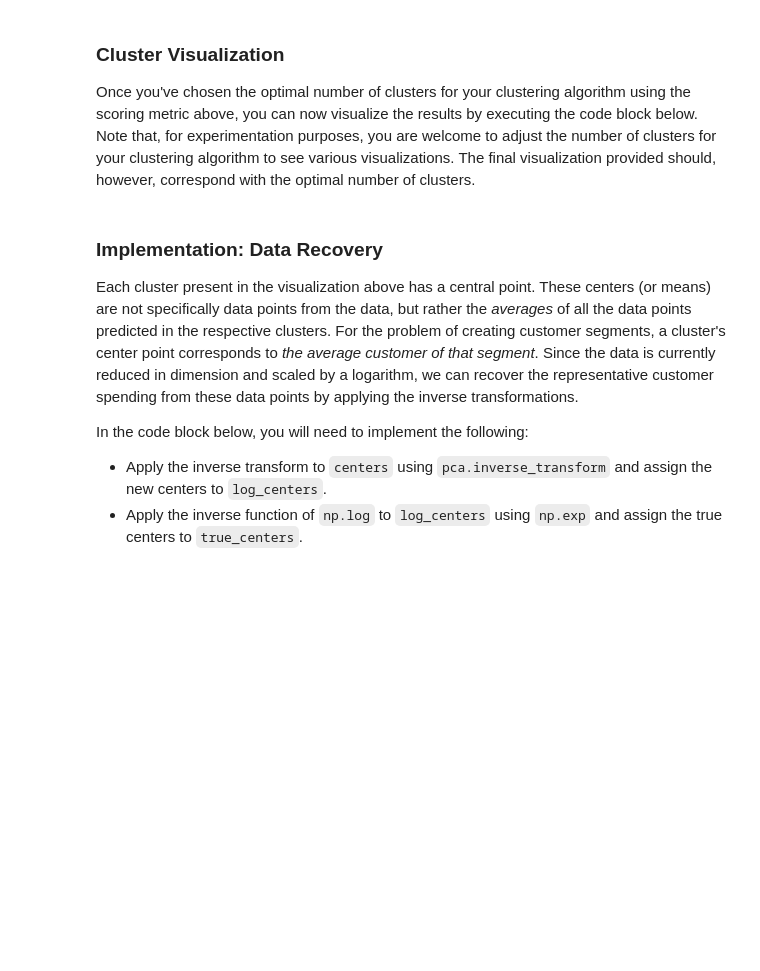
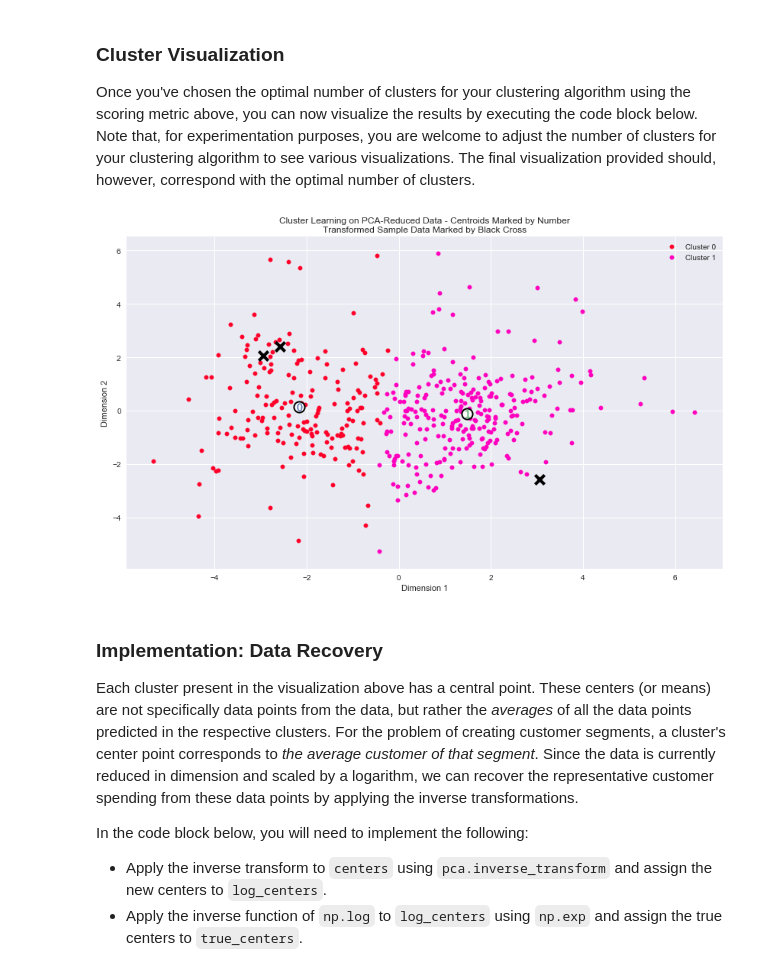
Before and after one commit to DimasAdinugroho/machine-learning-nanodegree, a Jupyter notebook: customer_segments/customer_segments.ipynb, the cells around one changed output. Cells and saved outputs as stored; diff of their text form; code cells hidden in the pictures; blank space fills up the shorter version.

```diff
--- a/customer_segments/customer_segments.ipynb
+++ b/customer_segments/customer_segments.ipynb
@@ -328,14 +418,14 @@ In the code block below, you will need to implement the following:
  - Apply a PCA transformation of `log_samples` using `pca.transform`, and assign the results to `pca_samples`.
 # %%
 # TODO: Apply PCA by fitting the good data with only two dimensions
+pca_2 = PCA(n_components=2).fit(good_data)
 
 # TODO: Transform the good data using the PCA fit above
-reduced_data = PCA(n_components=2)
-reduced_data.fit(good_data)
+reduced_data = pca_2.transform(good_data)
 
 # TODO: Transform log_samples using the PCA fit above
-pca_samples = reduced_data.transform(log_samples)
+pca_samples = pca_2.transform(log_samples)
 
-reduced_data
 # Create a DataFrame for the reduced data
-# reduced_data = pd.DataFrame(reduced_data, columns = ['Dimension 1', 'Dimension 2'])
+reduced_data = pd.DataFrame(reduced_data, columns = ['Dimension 1', 'Dimension 2'])
+reduced_samples = pd.DataFrame(pca_samples, columns = ['Dimension 1', 'Dimension 2'])
@@ -396,21 +491,42 @@ In the code block below, you will need to implement the following:
 from sklearn.cluster import KMeans
 from sklearn.cluster import AgglomerativeClustering
 from sklearn.mixture import GaussianMixture
+from sklearn.metrics import silhouette_score
 
 # TODO: Apply your clustering algorithm of choice to the reduced data
-clusterer = None
+param = {
+    'kmeans': {'n_clusters':2, 'random_state':29},
+    'gmm': {}
+}
+
+clusterer = {
+    'kmeans' : KMeans(**param['kmeans']).fit(reduced_data),
+    'gmm' : GaussianMixture(**param['gmm']).fit(reduced_data)
+}
 
 # TODO: Predict the cluster for each data point
-preds = None
+preds = {
+    'kmeans' : clusterer['kmeans'].predict(reduced_data),
+    'gmm' : clusterer['gmm'].predict(reduced_data)
+}
 
 # TODO: Find the cluster centers
-centers = None
+centers = {
+    'kmeans': clusterer['kmeans'].cluster_centers_,
+    'gmm': {}
+}
 
 # TODO: Predict the cluster for each transformed sample data point
-sample_preds = None
+sample_preds = {
+    'kmeans' : clusterer['kmeans'].predict(reduced_samples),
+    'gmm' : clusterer['gmm'].predict(reduced_samples)
+}
+# TODO: Calculate the mean silhouette coefficient for the number of clusters chosen
+score = {
+    'kmeans': silhouette_score(reduced_data, clusterer['kmeans'].labels_, metric='euclidean'),
+    'gmm': {},
 
-# TODO: Calculate the mean silhouette coefficient for the number of clusters chosen
-score = None
+}
 # %% [markdown]
 ### Question 7
 
@@ -423,7 +539,9 @@ score = None
 Once you've chosen the optimal number of clusters for your clustering algorithm using the scoring metric above, you can now visualize the results by executing the code block below. Note that, for experimentation purposes, you are welcome to adjust the number of clusters for your clustering algorithm to see various visualizations. The final visualization provided should, however, correspond with the optimal number of clusters.
 # %%
 # Display the results of the clustering from implementation
-vs.cluster_results(reduced_data, preds, centers, pca_samples)
+vs.cluster_results(reduced_data, preds['kmeans'], centers['kmeans'], pca_samples)
+# %% [output]
+[figure, added]
 # %% [markdown]
 ### Implementation: Data Recovery
 Each cluster present in the visualization above has a central point. These centers (or means) are not specifically data points from the data, but rather the *averages* of all the data points predicted in the respective clusters. For the problem of creating customer segments, a cluster's center point corresponds to *the average customer of that segment*. Since the data is currently reduced in dimension and scaled by a logarithm, we can recover the representative customer spending from these data points by applying the inverse transformations.
```
Also changed, not shown: parts of 12 cells of this notebook.
